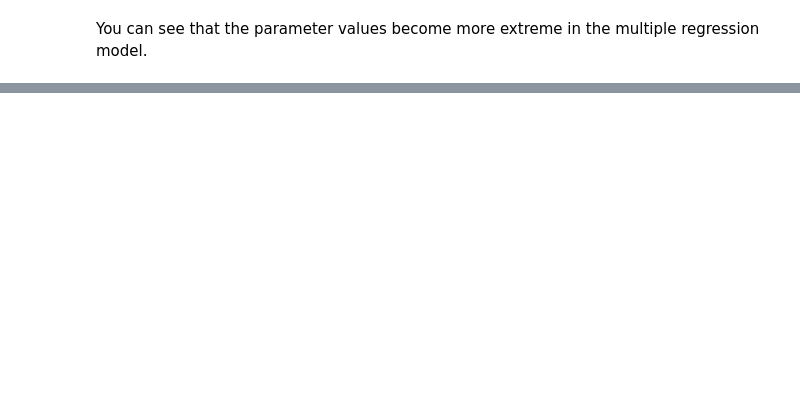
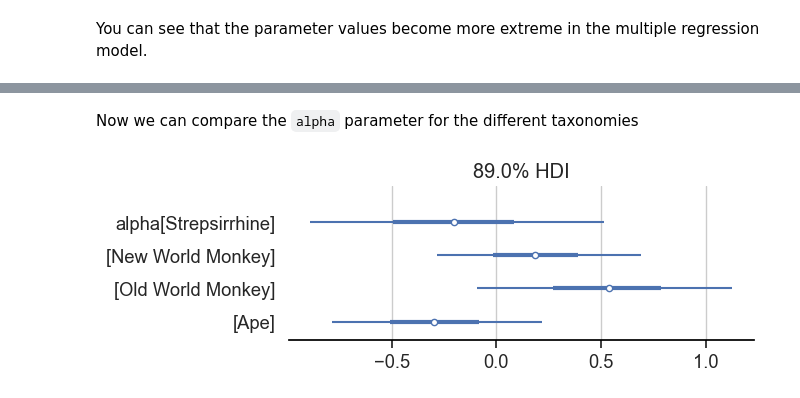
Before and after one commit to chris-leonard/statistical-rethinking, a Jupyter notebook: notes/chapter_5.ipynb, the cells around one changed output, grey strips where cells are left out. Saved outputs shown, nothing was run; the diff lists cells and outputs as text; code cells hidden in the pictures; blank space fills up the shorter version.

```diff
--- a/notes/chapter_5.ipynb
+++ b/notes/chapter_5.ipynb
@@ -835,0 +972,22 @@ You can see that the parameter values become more extreme in the multiple regres
+# %%
+milk["clade_idx"], clade_vals = pd.factorize(milk["clade"])
+
+coords = {"clade": clade_vals}
+with pm.Model(coords=coords) as m5_9:
+    # data
+    clade_idx = pm.MutableData("clade_idx", milk.clade_idx, dims="species")
+
+    # priors
+    alpha = pm.Normal("alpha", mu=0, sigma=0.5, dims="clade")
+    sigma = pm.Exponential("sigma", lam=1)
+
+    # model
+    mu = pm.Deterministic("mu", alpha[clade_idx], dims="species")
+
+    # likelihood
+    height = pm.Normal(
+        "height", mu=mu, sigma=sigma, observed=milk.kcal_per_g, dims="species"
+    )
+
+    # sample
+    trace_5_9 = pm.sample()
@@ -835,0 +1005,13 @@ You can see that the parameter values become more extreme in the multiple regres
+# %% [markdown]
+Now we can compare the `alpha` parameter for the different taxonomies
+# %%
+az.plot_forest(
+    trace_5_9,
+    var_names=["alpha"],
+    filter_vars="regex",
+    combined=True,
+    hdi_prob=0.89,
+    figsize=(6, 2),
+);
+# %% [output]
+[figure, added]
```
Also changed, not shown: parts of 25 cells of this notebook.
